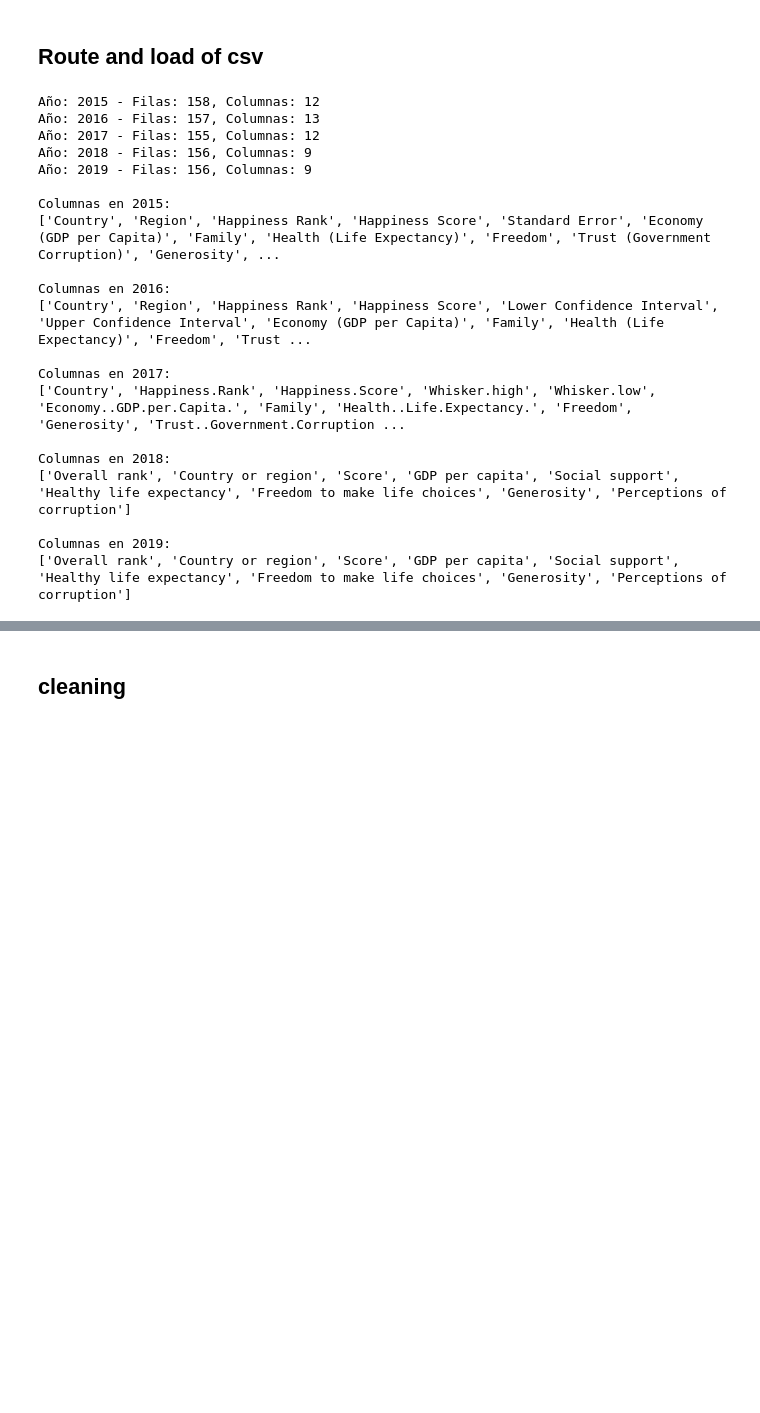
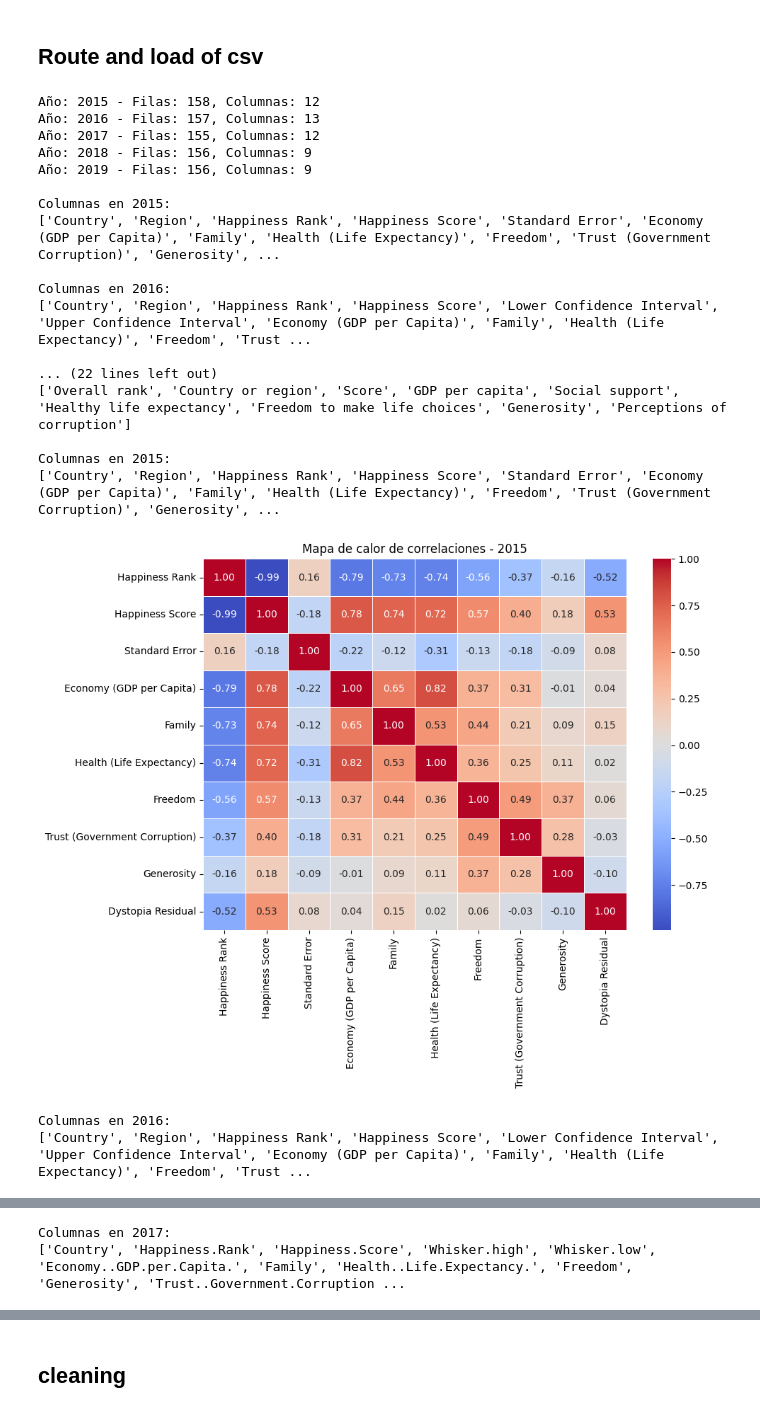
Before and after one commit to Luisgar0821/workshop_003, a Jupyter notebook: notebooks/eda_etl.ipynb, the cells around one changed output, grey strips where cells are left out. Saved outputs shown, nothing was run; the diff lists cells and outputs as text; code cells hidden in the pictures; blank space fills up the shorter version.

```diff
--- a/notebooks/eda_etl.ipynb
+++ b/notebooks/eda_etl.ipynb
@@ -19,35 +20,65 @@ import joblib
 # %%
 data_path = "../data"
 files = ["2015.csv", "2016.csv", "2017.csv", "2018.csv", "2019.csv"]
 
 dfs = {}
 for file in files:
     year = file.split(".")[0]
     df = pd.read_csv(os.path.join(data_path, file))
     dfs[year] = df
     print(f"Año: {year} - Filas: {df.shape[0]}, Columnas: {df.shape[1]}")
 
 for year, df in dfs.items():
     print(f"\nColumnas en {year}:")
     print(df.columns.tolist())
+
+# Gráficas de distribución
+for year, df in dfs.items():
+    print(f"\nColumnas en {year}:")
+    print(df.columns.tolist())
+
+    # Seleccionar columnas numéricas
+    numeric_cols = df.select_dtypes(include=['float64', 'int64']).columns
+
+    # Filtrar columnas que probablemente distorsionen la escala
+    cols_to_exclude = ["Standard Error", "Lower Confidence Interval", "Upper Confidence Interval", "Happiness Rank", "Happiness.Rank", "Whisker.high", "Whisker.low"]
+    numeric_filtered = [col for col in numeric_cols if col not in cols_to_exclude]
+
+# Mostrar columnas y graficar heatmap por año
+for year, df in dfs.items():
+    print(f"\nColumnas en {year}:")
+    print(df.columns.tolist())
+
+    # Seleccionar solo columnas numéricas
+    numeric_df = df.select_dtypes(include=['float64', 'int64'])
+
+    # Calcular matriz de correlación
+    corr = numeric_df.corr()
+
+    # Graficar mapa de calor
+    plt.figure(figsize=(10, 8))
+    sns.heatmap(corr, annot=True, cmap='coolwarm', fmt=".2f", linewidths=0.5)
+    plt.title(f"Mapa de calor de correlaciones - {year}")
+    plt.tight_layout()
+    plt.show()
 # %% [output]
 Año: 2015 - Filas: 158, Columnas: 12
 Año: 2016 - Filas: 157, Columnas: 13
 Año: 2017 - Filas: 155, Columnas: 12
 Año: 2018 - Filas: 156, Columnas: 9
 Año: 2019 - Filas: 156, Columnas: 9
 
 Columnas en 2015:
 ['Country', 'Region', 'Happiness Rank', 'Happiness Score', 'Standard Error', 'Economy (GDP per Capita)', 'Family', 'Health (Life Expectancy)', 'Freedom', 'Trust (Government Corruption)', 'Generosity', ...
 
 Columnas en 2016:
 ['Country', 'Region', 'Happiness Rank', 'Happiness Score', 'Lower Confidence Interval', 'Upper Confidence Interval', 'Economy (GDP per Capita)', 'Family', 'Health (Life Expectancy)', 'Freedom', 'Trust ...
 
-Columnas en 2017:
-['Country', 'Happiness.Rank', 'Happiness.Score', 'Whisker.high', 'Whisker.low', 'Economy..GDP.per.Capita.', 'Family', 'Health..Life.Expectancy.', 'Freedom', 'Generosity', 'Trust..Government.Corruption ...
-
-Columnas en 2018:
+... (22 lines left out)
 ['Overall rank', 'Country or region', 'Score', 'GDP per capita', 'Social support', 'Healthy life expectancy', 'Freedom to make life choices', 'Generosity', 'Perceptions of corruption']
 
-Columnas en 2019:
-['Overall rank', 'Country or region', 'Score', 'GDP per capita', 'Social support', 'Healthy life expectancy', 'Freedom to make life choices', 'Generosity', 'Perceptions of corruption']
+Columnas en 2015:
+['Country', 'Region', 'Happiness Rank', 'Happiness Score', 'Standard Error', 'Economy (GDP per Capita)', 'Family', 'Health (Life Expectancy)', 'Freedom', 'Trust (Government Corruption)', 'Generosity', ...
+[figure, added]
+Columnas en 2016:
+['Country', 'Region', 'Happiness Rank', 'Happiness Score', 'Lower Confidence Interval', 'Upper Confidence Interval', 'Economy (GDP per Capita)', 'Family', 'Health (Life Expectancy)', 'Freedom', 'Trust ...
@@ -53,0 +86,2 @@ Columnas en 2019:
+Columnas en 2017:
+['Country', 'Happiness.Rank', 'Happiness.Score', 'Whisker.high', 'Whisker.low', 'Economy..GDP.per.Capita.', 'Family', 'Health..Life.Expectancy.', 'Freedom', 'Generosity', 'Trust..Government.Corruption ...
```
Also changed, not shown: parts of 6 cells of this notebook, 12 other files.
